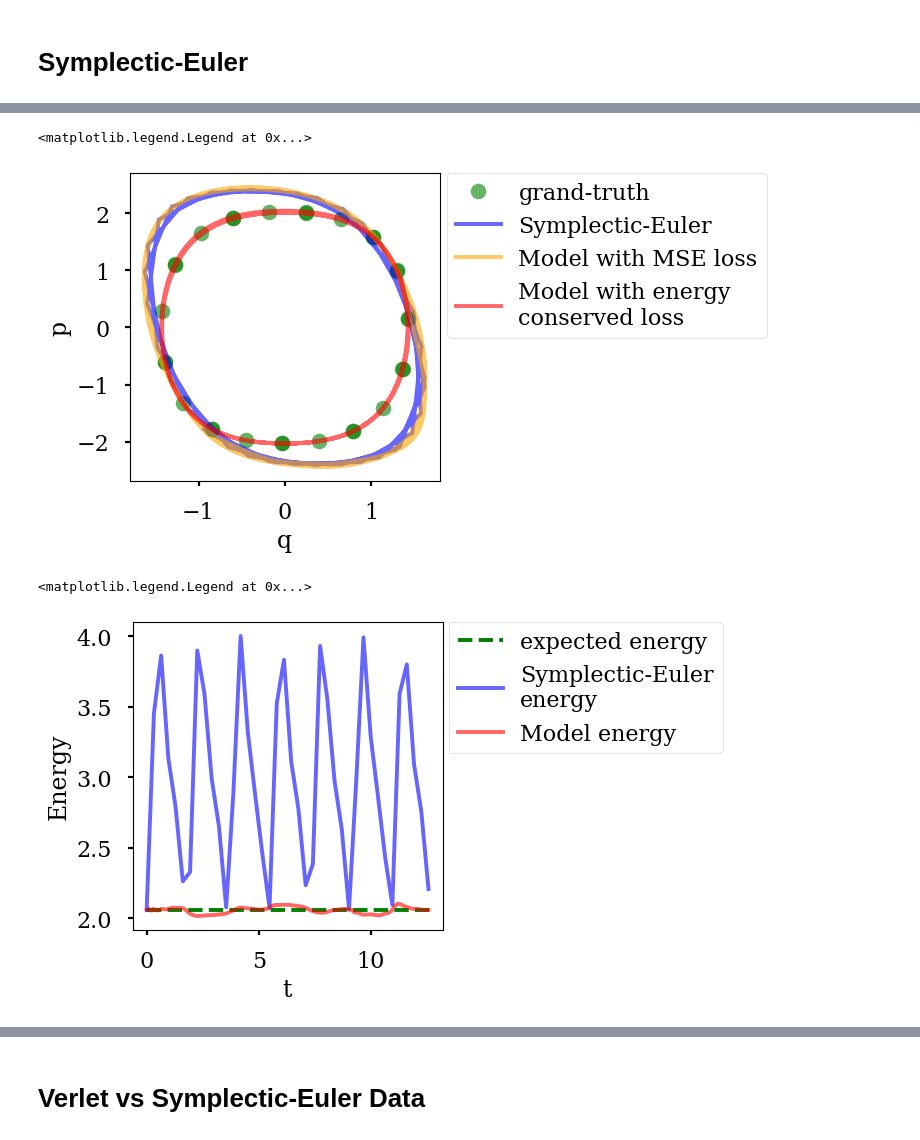
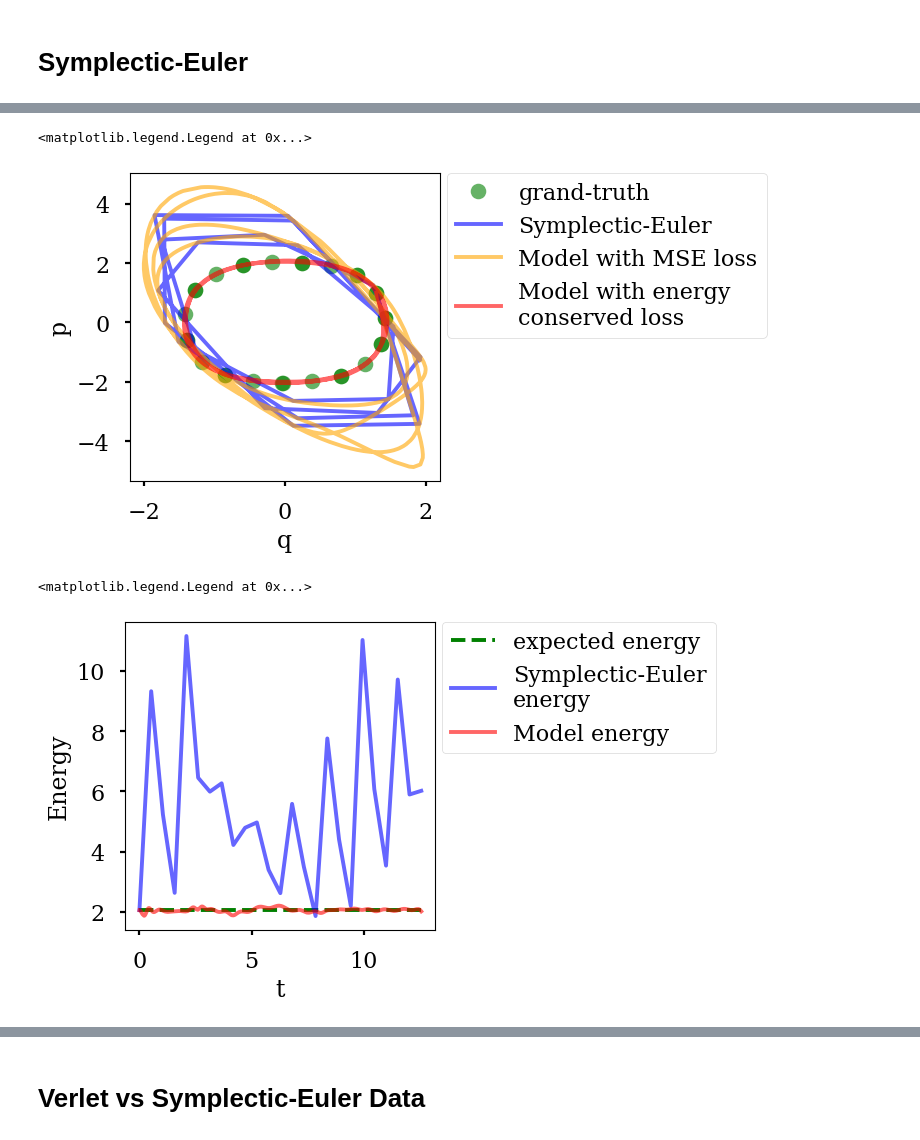
Before and after one commit to tayfununal/solving_hamiltonian_with_deeplearning, a Jupyter notebook: stage.ipynb, the cells around one changed output, grey strips where cells are left out. Drawn from its saved outputs; the diff is of its cells as text; code cells hidden in the pictures.

```diff
--- a/stage.ipynb
+++ b/stage.ipynb
@@ -252,8 +252,8 @@ def s_non_os_T(p):
 def s_non_os_V(q):
   return ((q**2)/2) + ((q**4)/4)
 
-s_non_os_model = Hamiltonian(solver=symplectic_euler(s_non_os_T, s_non_os_V, initial_point=[1.3, 1.0], t_interval=[0., 4*np.math.pi], h=40), input_dim=1, output_dim=2,
-              hidden_layer=20, each_neuron=64, activation_func=tf.math.sin, epoch=4000, batch_size=2000, learning_rate=0.0001, h_for_t_created=10000)
+s_non_os_model = Hamiltonian(solver=symplectic_euler(s_non_os_T, s_non_os_V, initial_point=[1.3, 1.0], t_interval=[0., 4*np.math.pi], h=25), input_dim=1, output_dim=2,
+              hidden_layer=20, each_neuron=64, activation_func=tf.math.sin, epoch=5000, batch_size=10000, learning_rate=0.0001, h_for_t_created=10000)
 # %%
 plt.figure(figsize = (4, 4))
 plt.xlabel('q', fontsize=17)
@@ -275,23 +275,23 @@ plt.plot(s_non_os_prediction_energy[:,0], s_non_os_prediction_energy[:,1], c="re
 plt.legend(loc='upper right', bbox_to_anchor=(2.09,1.036))
 # %% [output]
 <matplotlib.legend.Legend at 0x...>
-[figure, old version]
+[figure, new version]
 # %%
 plt.figure(figsize = (4, 4))
 plt.xlabel('t', fontsize=17)
 plt.ylabel('Energy', fontsize=17)
 
-s_non_energy = [s_non_os_model.H(s_non_os_T, s_non_os_V, 1.3, 1.0) for i in np.linspace(0., 4 * np.pi, 40)]
+s_non_energy = [s_non_os_model.H(s_non_os_T, s_non_os_V, 1.3, 1.0) for i in np.linspace(0., 4 * np.pi, 25)]
 s_non_symplectic_euler = s_non_os_model.H(s_non_os_T, s_non_os_V, s_non_os_model.z[:,0], s_non_os_model.z[:,1])
 s_non_energy_new = s_non_os_model.H(s_non_os_T, s_non_os_V, s_non_os_prediction_energy[:,0], s_non_os_prediction_energy[:,1])
 
-plt.plot(np.linspace(0., 4 * np.pi, 40), s_non_energy, '--', c='green', alpha=1, label='expected energy')
+plt.plot(np.linspace(0., 4 * np.pi, 25), s_non_energy, '--', c='green', alpha=1, label='expected energy')
 plt.plot(s_non_os_model.t, s_non_symplectic_euler, alpha=0.6, c="blue",label='Symplectic-Euler\nenergy')
 plt.plot(s_non_os_test_t, s_non_energy_new, alpha=0.6, c="red", label='Model energy')
 plt.legend(loc='upper right', bbox_to_anchor=(1.94, 1.036))
 # %% [output]
 <matplotlib.legend.Legend at 0x...>
-[figure, old version]
+[figure, new version]
 # %%
 tf.random.set_seed(12345)
 np.random.seed(12345)
```
Also changed, not shown: parts of 20 cells of this notebook.
